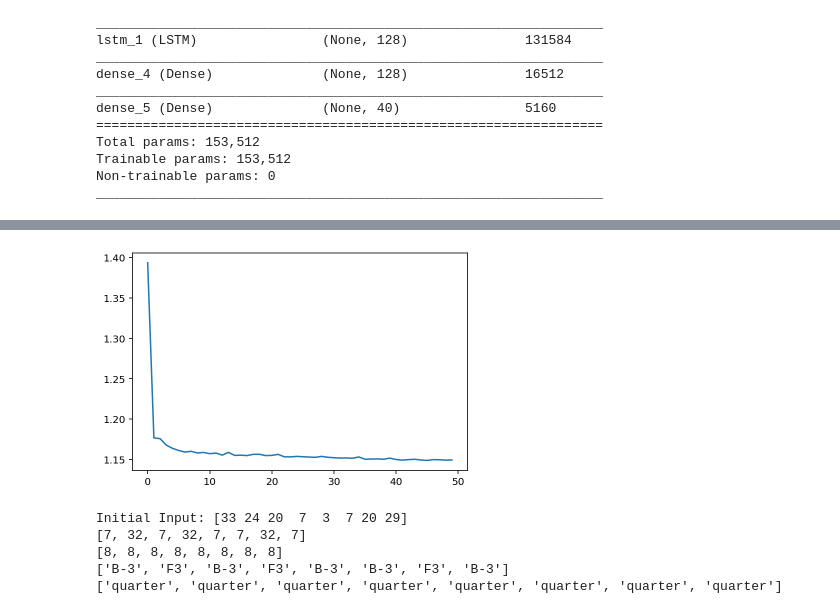
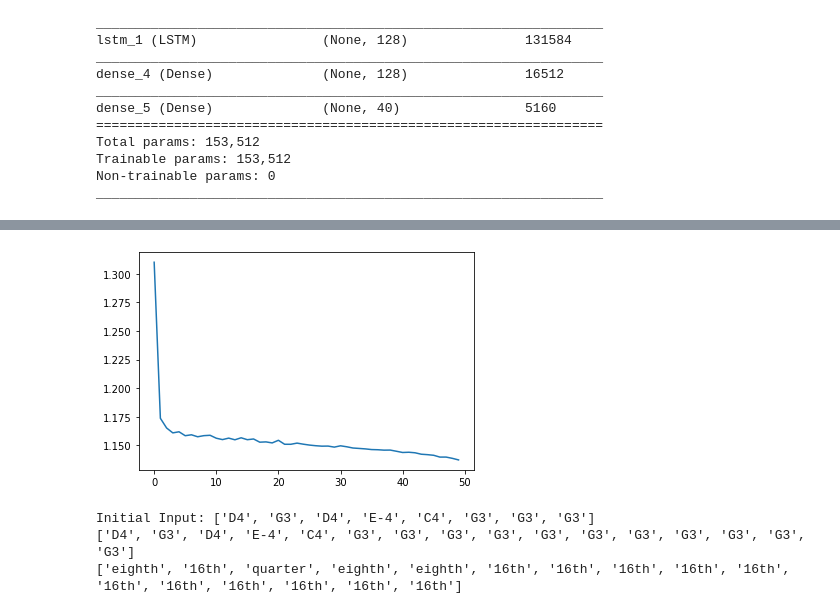
Before and after one commit to benlottes/Music-Generation, a Jupyter notebook: produce_note_model.ipynb, the cells around one changed output, grey strips where cells are left out. Cells and saved outputs as stored; diff of their text form; code cells hidden in the pictures.

Commit message:
refactoring and graphed frequencies

```diff
--- a/produce_note_model.ipynb
+++ b/produce_note_model.ipynb
@@ -181,9 +181,9 @@ device = tf.device('/device:GPU:0') if tf.config.list_physical_devices("GPU") el
 print(x_tr_note.shape, y_tr_note.shape)
 with device:
     history = model_note.fit(x=x_tr_note, y=y_tr_note,
-                        batch_size=512, epochs=100,
+                        batch_size=256, epochs=30,
                         validation_data=(x_val_note, y_val_note),
-                        verbose=1, callbacks=[mc]
+                        verbose=1#, callbacks=[mc]
     )
 plt.plot(history.history['loss'])
 plt.show()
@@ -243,7 +243,7 @@ device = tf.device('/device:GPU:0') if tf.config.list_physical_devices("GPU") el
 
 with device:
     history = model_dur.fit(x=x_tr_dur, y=y_tr_dur,
-                        batch_size=512, epochs=50,
+                        batch_size=256, epochs=50,
                         validation_data=(x_val_dur, y_val_dur),
                         verbose=1, callbacks=[mc]
     )
@@ -270,16 +270,14 @@ Epoch 00050: val_loss did not improve from 1.16416
-[figure, old version]
+[figure, new version]
 # %%
 # feed it a random sequence from the data
 initial_note_sequence = x_val_note[np.random.randint(0, len(x_val_note))]
 initial_duration_sequence = x_val_dur[np.random.randint(0, len(x_val_dur))]
 
-print("Initial Input:", initial_note_sequence)
+print("Initial Input:", [int_to_note[note] for note in initial_note_sequence])
 
 produce_song(initial_note_sequence, initial_duration_sequence, int_to_note,
                 int_to_dur, n_notes=8, midi_file_path="songs/song.mid")
 # %% [output]
-Initial Input: [33 24 20  7  3  7 20 29]
-[7, 32, 7, 32, 7, 7, 32, 7]
-[8, 8, 8, 8, 8, 8, 8, 8]
-['B-3', 'F3', 'B-3', 'F3', 'B-3', 'B-3', 'F3', 'B-3']
-['quarter', 'quarter', 'quarter', 'quarter', 'quarter', 'quarter', 'quarter', 'quarter']
+Initial Input: ['D4', 'G3', 'D4', 'E-4', 'C4', 'G3', 'G3', 'G3']
+['D4', 'G3', 'D4', 'E-4', 'C4', 'G3', 'G3', 'G3', 'G3', 'G3', 'G3', 'G3', 'G3', 'G3', 'G3', 'G3']
+['eighth', '16th', 'quarter', 'eighth', 'eighth', '16th', '16th', '16th', '16th', '16th', '16th', '16th', '16th', '16th', '16th', '16th']
```
Also changed, not shown: parts of 4 cells of this notebook, 5 other files.
